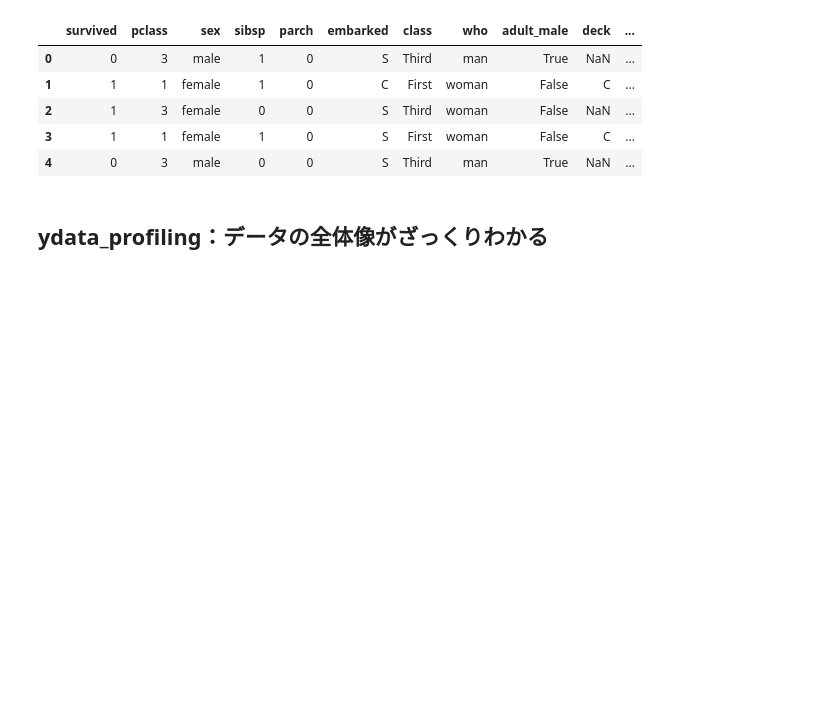
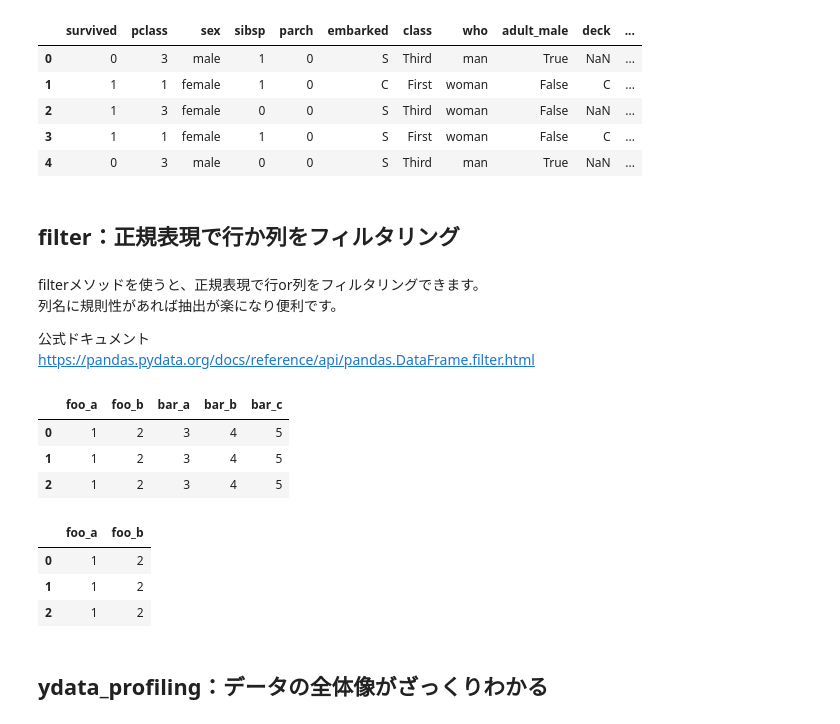
Before and after one commit to abay-qkt/pandas-tips-collection, a Jupyter notebook: pandas_tips_collection.ipynb, the cells around one changed output. Saved outputs shown, nothing was run; the diff lists cells and outputs as text; code cells hidden in the pictures; blank space fills up the shorter version.

Commit message:
filterメソッドの追加

```diff
--- a/pandas_tips_collection.ipynb
+++ b/pandas_tips_collection.ipynb
@@ -1399,6 +1399,33 @@ df.select_dtypes(exclude='float')
 | 2 | 1 | 3 | female | 0 | 0 | S | Third | woman | False | NaN | ... |
 | 3 | 1 | 1 | female | 1 | 0 | S | First | woman | False | C | ... |
 | 4 | 0 | 3 | male | 0 | 0 | S | Third | man | True | NaN | ... |
+# %% [markdown]
+## filter：正規表現で行か列をフィルタリング
+# %% [markdown]
+filterメソッドを使うと、正規表現で行or列をフィルタリングできます。
+列名に規則性があれば抽出が楽になり便利です。
+
+公式ドキュメント
+https://pandas.pydata.org/docs/reference/api/pandas.DataFrame.filter.html
+# %%
+import pandas as pd
+# サンプルデータ
+df = pd.DataFrame([[1,2,3,4,5],[1,2,3,4,5],[1,2,3,4,5]],
+                  columns=["foo_a","foo_b","bar_a","bar_b","bar_c"])
+df
+# %% [output]
+|  | foo_a | foo_b | bar_a | bar_b | bar_c |
+| 0 | 1 | 2 | 3 | 4 | 5 |
+| 1 | 1 | 2 | 3 | 4 | 5 |
+| 2 | 1 | 2 | 3 | 4 | 5 |
+# %%
+# 例：列名がfoo_から始まる列に限定してデータフレームを取得
+df.filter(regex="^foo_")
+# %% [output]
+|  | foo_a | foo_b |
+| 0 | 1 | 2 |
+| 1 | 1 | 2 |
+| 2 | 1 | 2 |
 # %% [markdown]
 ## ydata_profiling：データの全体像がざっくりわかる
 # %% [markdown]
```
